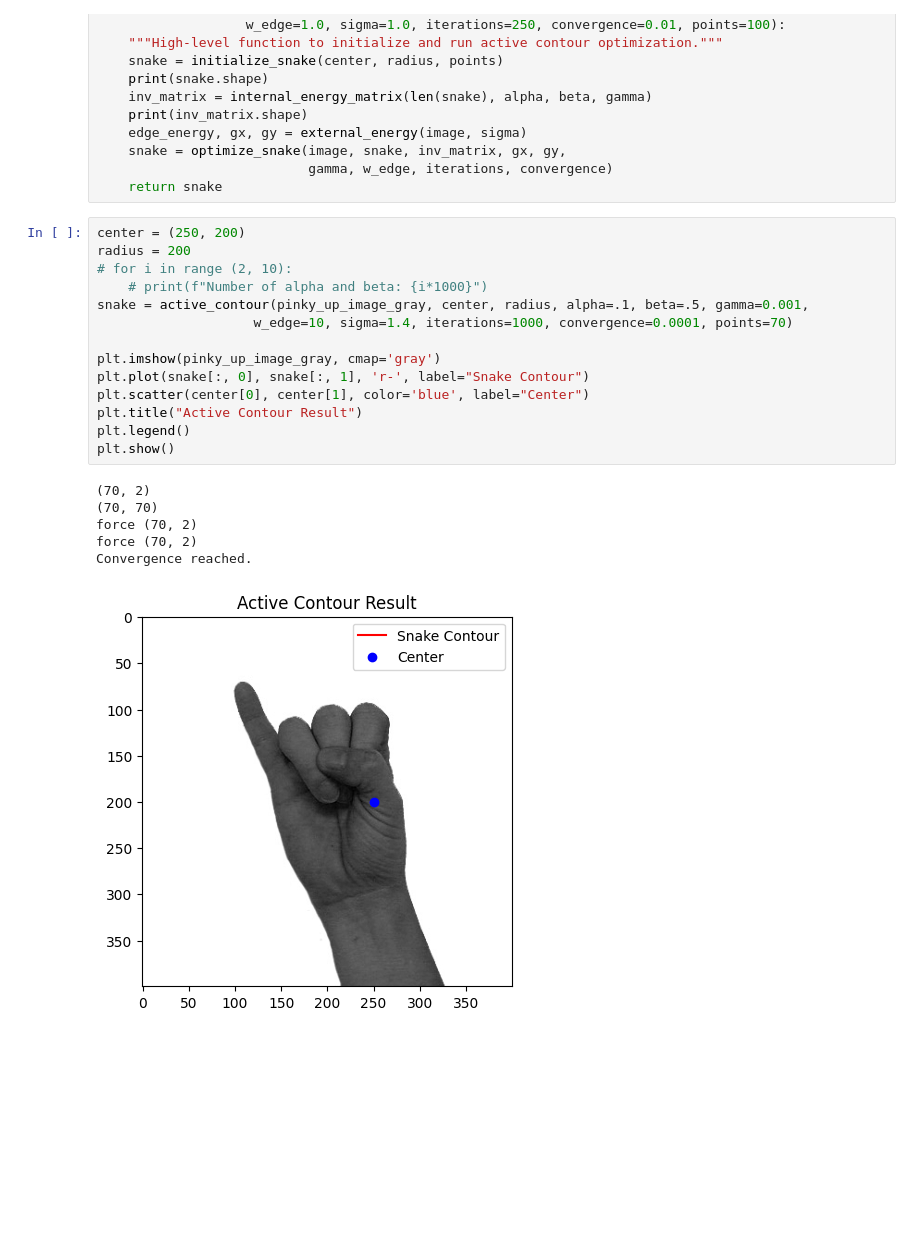
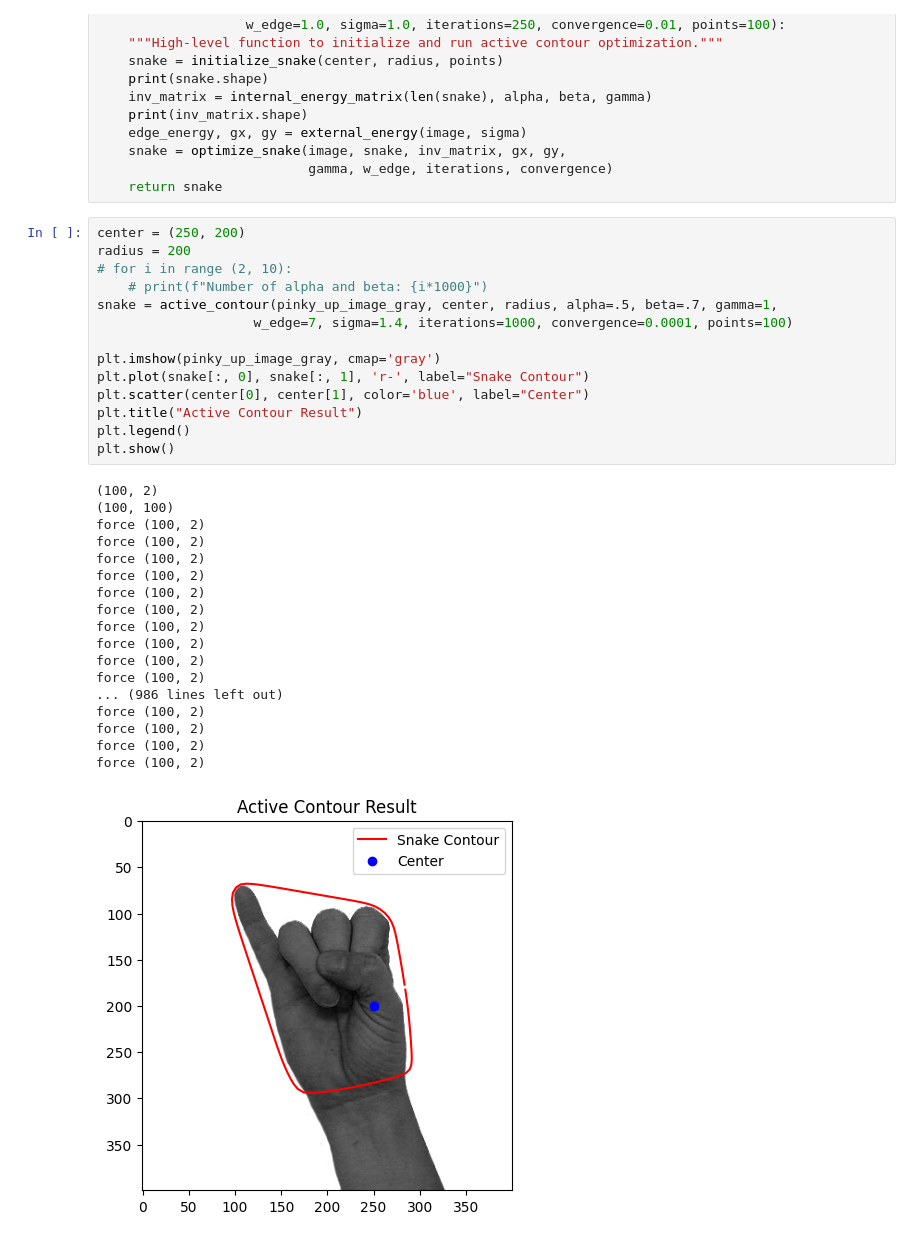
Before and after one commit to RawanAhmed444/VisionCraft-Interactive-Image-Processing-App, a Jupyter notebook: pyQt/notebooks/contour.ipynb, the cells around one changed output. Cells and saved outputs as stored; diff of their text form; blank space fills up the shorter version.

Commit message:
feat: enhance edge detection and active contour visualization features

```diff
--- a/pyQt/notebooks/contour.ipynb
+++ b/pyQt/notebooks/contour.ipynb
@@ -123,21 +123,33 @@ def active_contour(image, center, radius, alpha=0.1, beta=0.1, gamma=0,
 # %%
 center = (250, 200)
 radius = 200
 # for i in range (2, 10):
     # print(f"Number of alpha and beta: {i*1000}")
-snake = active_contour(pinky_up_image_gray, center, radius, alpha=.1, beta=.5, gamma=0.001,
-                    w_edge=10, sigma=1.4, iterations=1000, convergence=0.0001, points=70)
+snake = active_contour(pinky_up_image_gray, center, radius, alpha=.5, beta=.7, gamma=1,
+                    w_edge=7, sigma=1.4, iterations=1000, convergence=0.0001, points=100)
 
 plt.imshow(pinky_up_image_gray, cmap='gray')
 plt.plot(snake[:, 0], snake[:, 1], 'r-', label="Snake Contour")
 plt.scatter(center[0], center[1], color='blue', label="Center")
 plt.title("Active Contour Result")
 plt.legend()
 plt.show()
 # %% [output]
-(70, 2)
-(70, 70)
-force (70, 2)
-force (70, 2)
-Convergence reached.
+(100, 2)
+(100, 100)
+force (100, 2)
+force (100, 2)
+force (100, 2)
+force (100, 2)
+force (100, 2)
+force (100, 2)
+force (100, 2)
+force (100, 2)
+force (100, 2)
+force (100, 2)
+... (986 lines left out)
+force (100, 2)
+force (100, 2)
+force (100, 2)
+force (100, 2)
-[figure, old version]
+[figure, new version]
```
Also changed, not shown: 10 other files.
